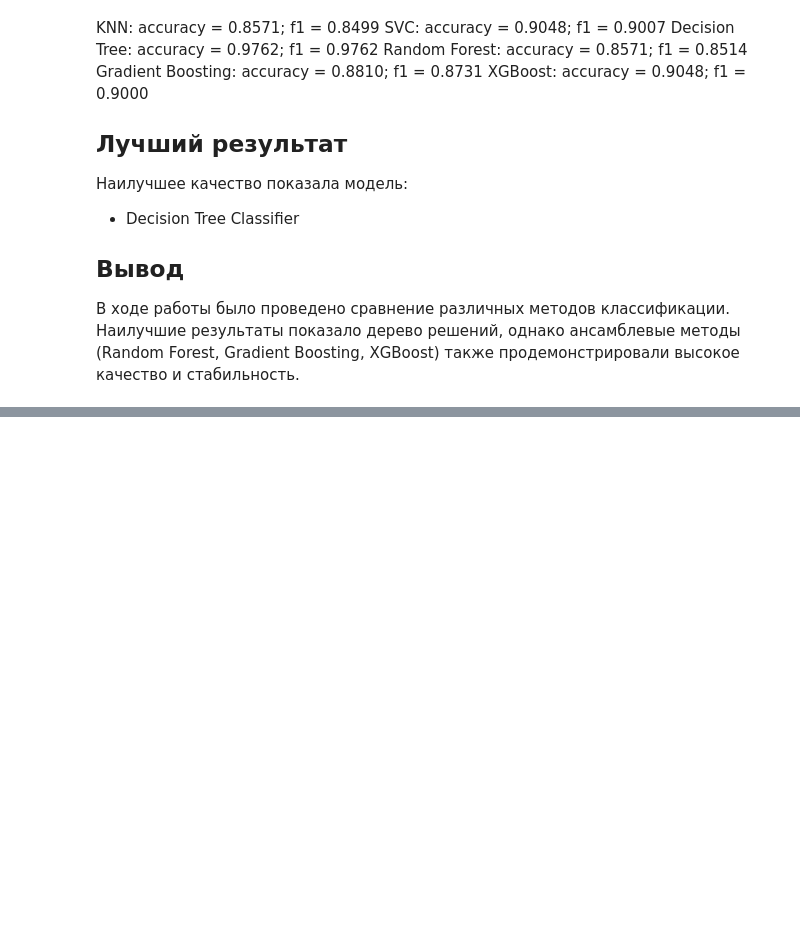
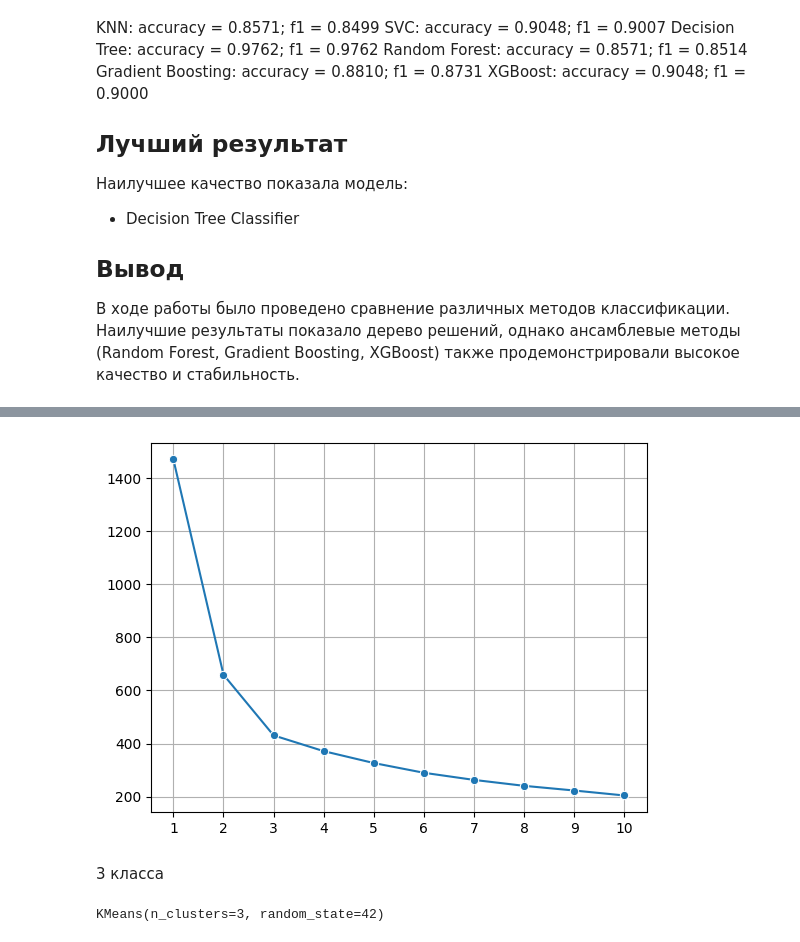
Before and after one commit to incubus-glitch/seeds, a Jupyter notebook: notebooks/claassifier-seeds.ipynb, the cells around one changed output, grey strips where cells are left out. Drawn from its saved outputs; the diff is of its cells as text; code cells hidden in the pictures; blank space fills up the shorter version.

Commit message:
finished clustering

```diff
--- a/notebooks/claassifier-seeds.ipynb
+++ b/notebooks/claassifier-seeds.ipynb
@@ -459,0 +467,2 @@ XGBoost: accuracy = 0.9048; f1 = 0.9000
+# %%
+df = df.drop("target", axis=1)
@@ -459,0 +478,3 @@ XGBoost: accuracy = 0.9048; f1 = 0.9000
+# %%
+df_scaled = scaler.fit_transform(df)
+df_scaled
@@ -459,0 +496,30 @@ XGBoost: accuracy = 0.9048; f1 = 0.9000
+# %%
+inertia = []
+K = range(1, 11)
+# %%
+for k in K:
+    model = KMeans(
+        n_clusters=k,
+        random_state=42,
+        n_init=10
+    )
+
+    model.fit(df_scaled)
+    inertia.append(model.inertia_)
+# %%
+sns.lineplot(x=K, y=inertia, marker='o')
+plt.xticks(range(1, 11))
+plt.grid()
+plt.show()
+# %% [output]
+[figure, added]
+# %% [markdown]
+3 класса
+# %%
+model = KMeans(
+    n_clusters=3,
+    random_state=42
+)
+model.fit(df_scaled)
+# %% [output]
+KMeans(n_clusters=3, random_state=42)
```
Also changed, not shown: parts of 11 cells of this notebook.
